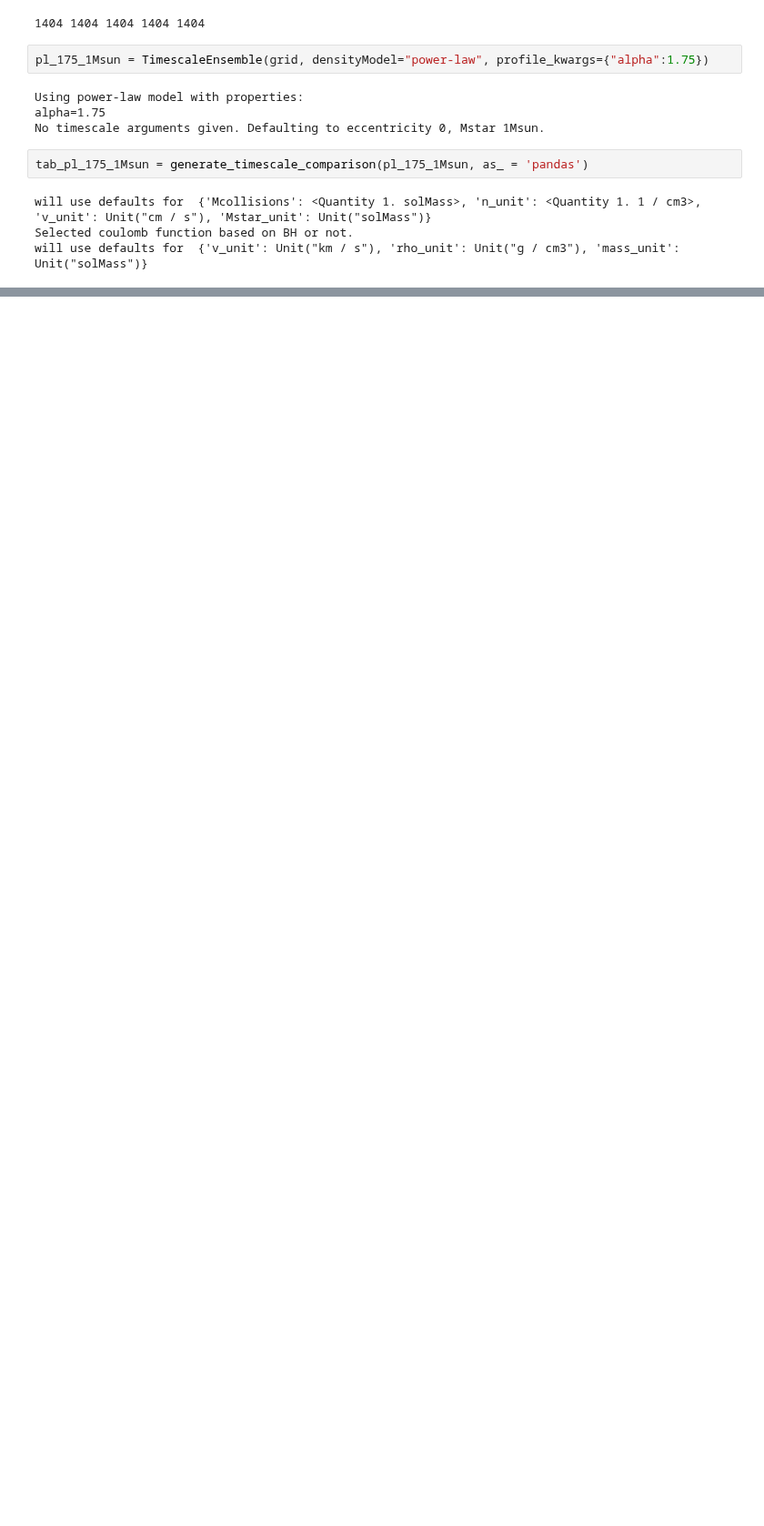
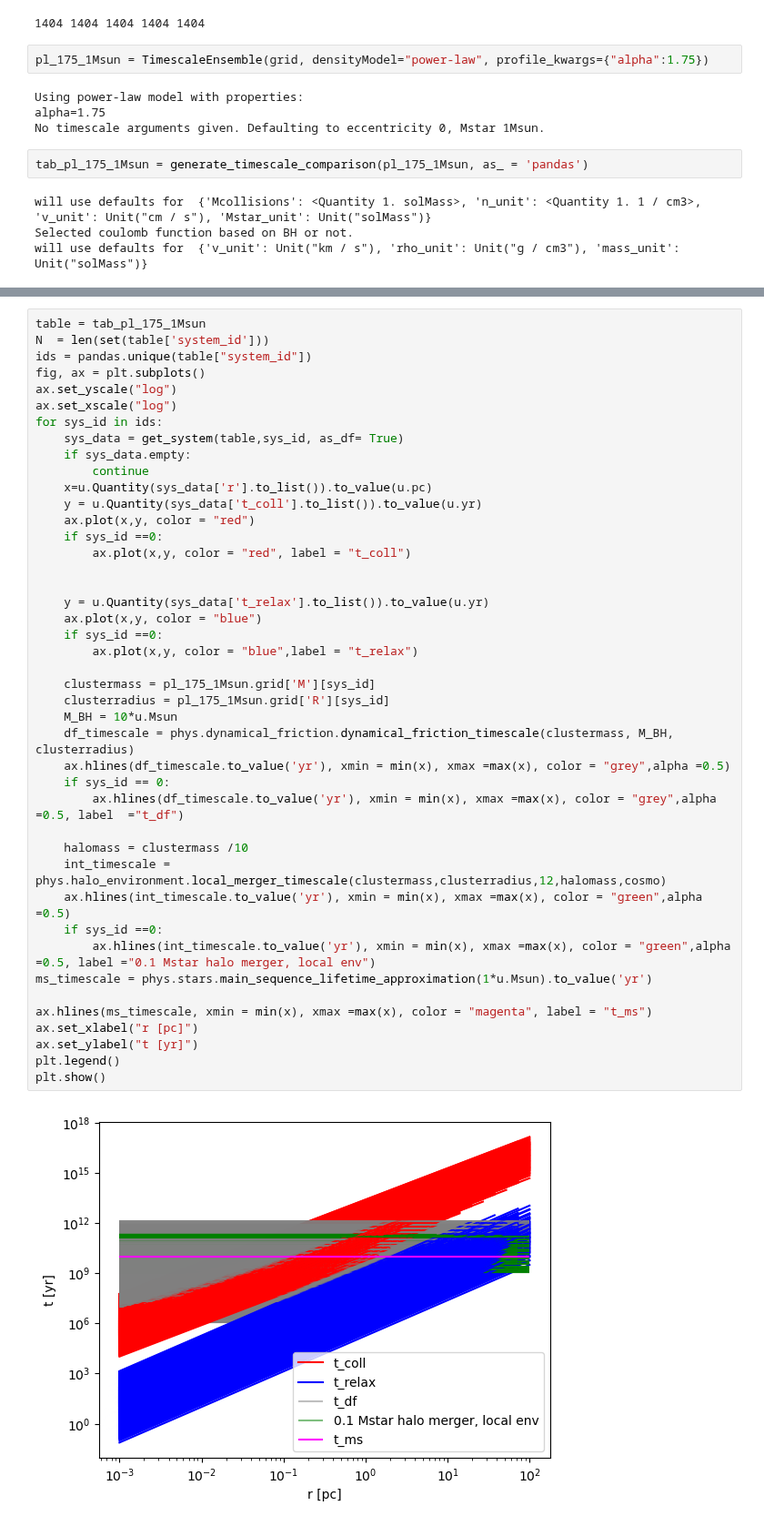
Before and after one commit to astro-claire/timescale-plots, a Jupyter notebook: timescale_comparison.ipynb, the cells around one changed output, grey strips where cells are left out. Shown at 91% size. Cells and saved outputs as stored; diff of their text form; blank space fills up the shorter version.

```diff
--- a/timescale_comparison.ipynb
+++ b/timescale_comparison.ipynb
@@ -79,0 +96,45 @@ plt.show()
+# %%
+table = tab_pl_175_1Msun
+N  = len(set(table['system_id']))
+ids = pandas.unique(table["system_id"])
+fig, ax = plt.subplots()
+ax.set_yscale("log")
+ax.set_xscale("log")
+for sys_id in ids:
+    sys_data = get_system(table,sys_id, as_df= True)
+    if sys_data.empty:
+        continue
+    x=u.Quantity(sys_data['r'].to_list()).to_value(u.pc)
+    y = u.Quantity(sys_data['t_coll'].to_list()).to_value(u.yr)
+    ax.plot(x,y, color = "red")
+    if sys_id ==0:
+        ax.plot(x,y, color = "red", label = "t_coll")
+
+
+    y = u.Quantity(sys_data['t_relax'].to_list()).to_value(u.yr)
+    ax.plot(x,y, color = "blue")
+    if sys_id ==0:
+        ax.plot(x,y, color = "blue",label = "t_relax")
+
+    clustermass = pl_175_1Msun.grid['M'][sys_id]
+    clusterradius = pl_175_1Msun.grid['R'][sys_id]
+    M_BH = 10*u.Msun
+    df_timescale = phys.dynamical_friction.dynamical_friction_timescale(clustermass, M_BH, clusterradius)
+    ax.hlines(df_timescale.to_value('yr'), xmin = min(x), xmax =max(x), color = "grey",alpha =0.5)
+    if sys_id == 0:
+        ax.hlines(df_timescale.to_value('yr'), xmin = min(x), xmax =max(x), color = "grey",alpha =0.5, label  ="t_df")
+
+    halomass = clustermass /10
+    int_timescale = phys.halo_environment.local_merger_timescale(clustermass,clusterradius,12,halomass,cosmo)
+    ax.hlines(int_timescale.to_value('yr'), xmin = min(x), xmax =max(x), color = "green",alpha =0.5)
+    if sys_id ==0:
+        ax.hlines(int_timescale.to_value('yr'), xmin = min(x), xmax =max(x), color = "green",alpha =0.5, label ="0.1 Mstar halo merger, local env")
+ms_timescale = phys.stars.main_sequence_lifetime_approximation(1*u.Msun).to_value('yr')
+
+ax.hlines(ms_timescale, xmin = min(x), xmax =max(x), color = "magenta", label = "t_ms")
+ax.set_xlabel("r [pc]")
+ax.set_ylabel("t [yr]")
+plt.legend()
+plt.show()
+# %% [output]
+[figure, added]
```
Also changed, not shown: parts of 3 cells of this notebook.
